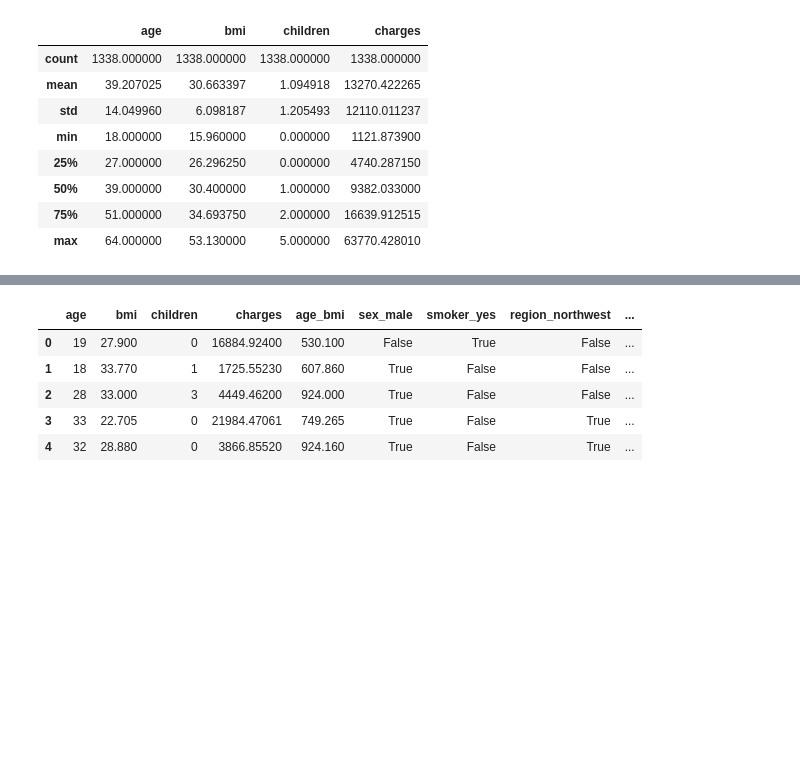
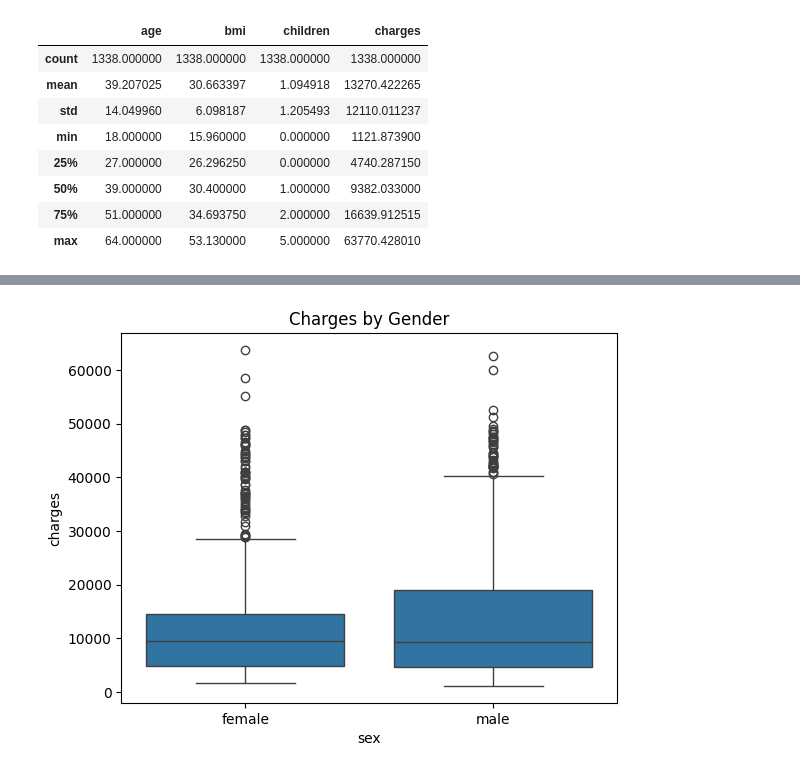
Before and after one commit to Rishiraj1994/LogicMojo-AI-ML-Jan26-rishiraj19, a Jupyter notebook: Insurance_practice.ipynb, the cells around one changed output, grey strips where cells are left out. Cells and saved outputs as stored; diff of their text form; code cells hidden in the pictures; blank space fills up the shorter version.

```diff
--- a/Insurance_practice.ipynb
+++ b/Insurance_practice.ipynb
@@ -66,10 +67,7 @@ data = pd.get_dummies(data, drop_first=True)
 # %%
-data.head()
+sns.boxplot(x='sex', y='charges', data=data)
+plt.title("Charges by Gender")
+plt.show()
 # %% [output]
-|  | age | bmi | children | charges | age_bmi | sex_male | smoker_yes | region_northwest | ... |
-| 0 | 19 | 27.900 | 0 | 16884.92400 | 530.100 | False | True | False | ... |
-| 1 | 18 | 33.770 | 1 | 1725.55230 | 607.860 | True | False | False | ... |
-| 2 | 28 | 33.000 | 3 | 4449.46200 | 924.000 | True | False | False | ... |
-| 3 | 33 | 22.705 | 0 | 21984.47061 | 749.265 | True | False | True | ... |
-| 4 | 32 | 28.880 | 0 | 3866.85520 | 924.160 | True | False | True | ... |
+[figure, added]
 # %%
```
Also changed, not shown: parts of 25 cells of this notebook.
